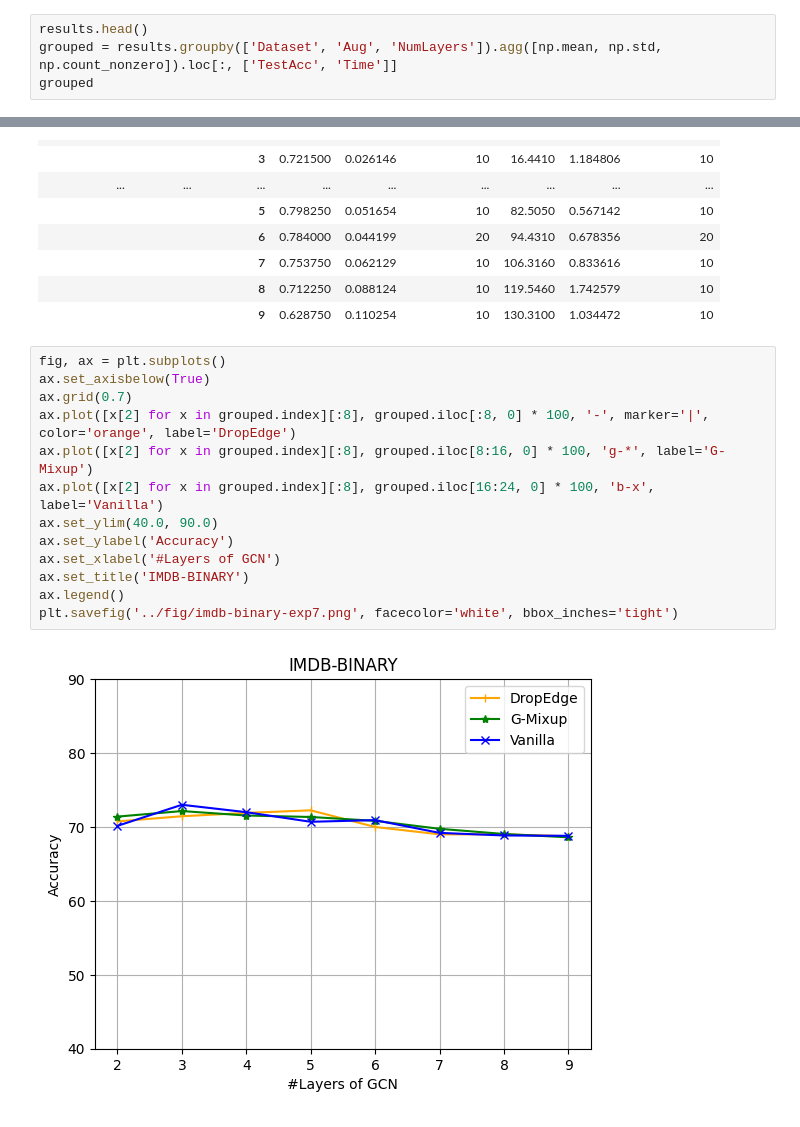
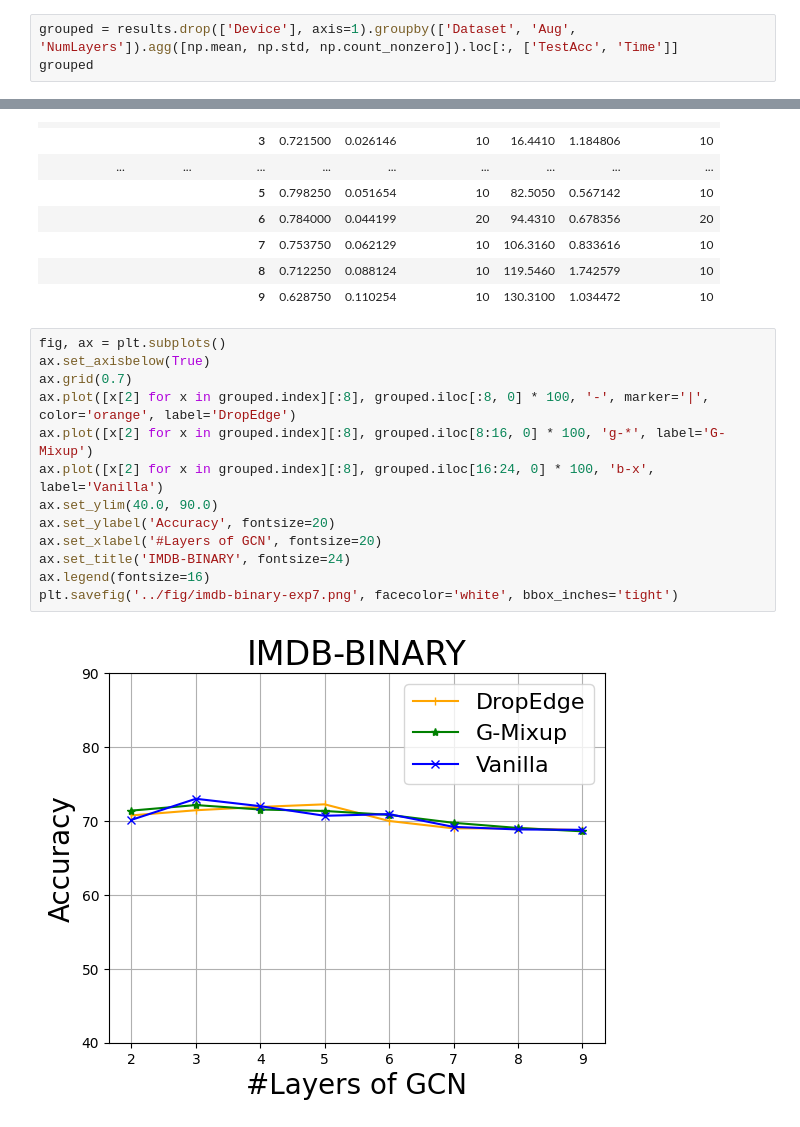
Before and after one commit to eomeragic1/g-mixup-reproducibility, a Jupyter notebook: src/experiment_7_analysis.ipynb, the cells around one changed output, grey strips where cells are left out. Cells and saved outputs as stored; diff of their text form.

```diff
--- a/src/experiment_7_analysis.ipynb
+++ b/src/experiment_7_analysis.ipynb
@@ -60,6 +60,5 @@ results.head()
 # %%
-results.head()
-grouped = results.groupby(['Dataset', 'Aug', 'NumLayers']).agg([np.mean, np.std, np.count_nonzero]).loc[:, ['TestAcc', 'Time']]
+grouped = results.drop(['Device'], axis=1).groupby(['Dataset', 'Aug', 'NumLayers']).agg([np.mean, np.std, np.count_nonzero]).loc[:, ['TestAcc', 'Time']]
 grouped
 # %% [output]
 |  |  |  | TestAcc |  |  | Time |  |  |
@@ -84,18 +83,18 @@ grouped
 # %%
 fig, ax = plt.subplots()
 ax.set_axisbelow(True)
 ax.grid(0.7)
 ax.plot([x[2] for x in grouped.index][:8], grouped.iloc[:8, 0] * 100, '-', marker='|', color='orange', label='DropEdge')
 ax.plot([x[2] for x in grouped.index][:8], grouped.iloc[8:16, 0] * 100, 'g-*', label='G-Mixup')
 ax.plot([x[2] for x in grouped.index][:8], grouped.iloc[16:24, 0] * 100, 'b-x', label='Vanilla')
 ax.set_ylim(40.0, 90.0)
-ax.set_ylabel('Accuracy')
-ax.set_xlabel('#Layers of GCN')
-ax.set_title('IMDB-BINARY')
-ax.legend()
+ax.set_ylabel('Accuracy', fontsize=20)
+ax.set_xlabel('#Layers of GCN', fontsize=20)
+ax.set_title('IMDB-BINARY', fontsize=24)
+ax.legend(fontsize=16)
 plt.savefig('../fig/imdb-binary-exp7.png', facecolor='white', bbox_inches='tight')
 # %% [output]
-[figure, old version]
+[figure, new version]
 # %%
 fig, ax = plt.subplots()
 ax.set_axisbelow(True)
```
Also changed, not shown: parts of 6 cells of this notebook, 16 other files.
